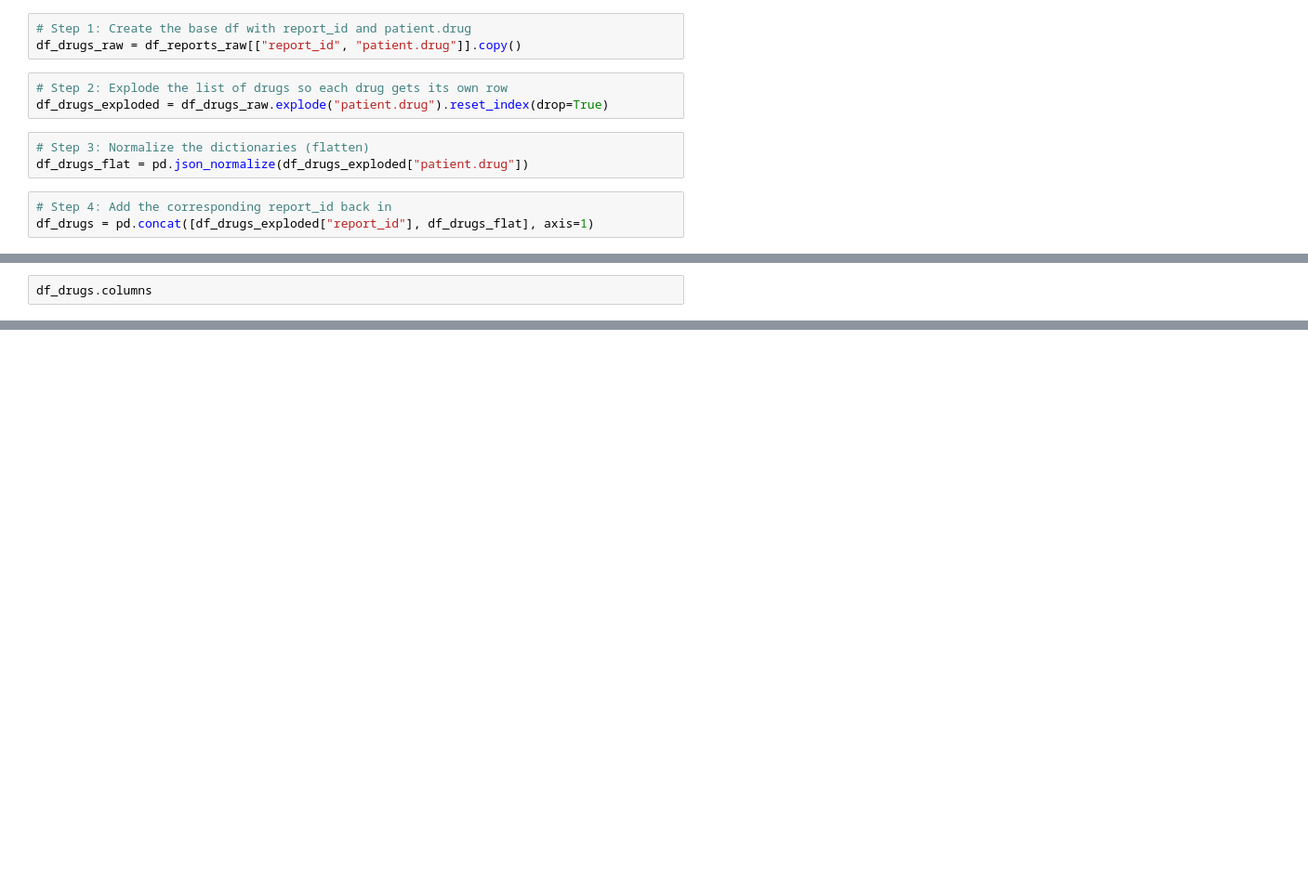
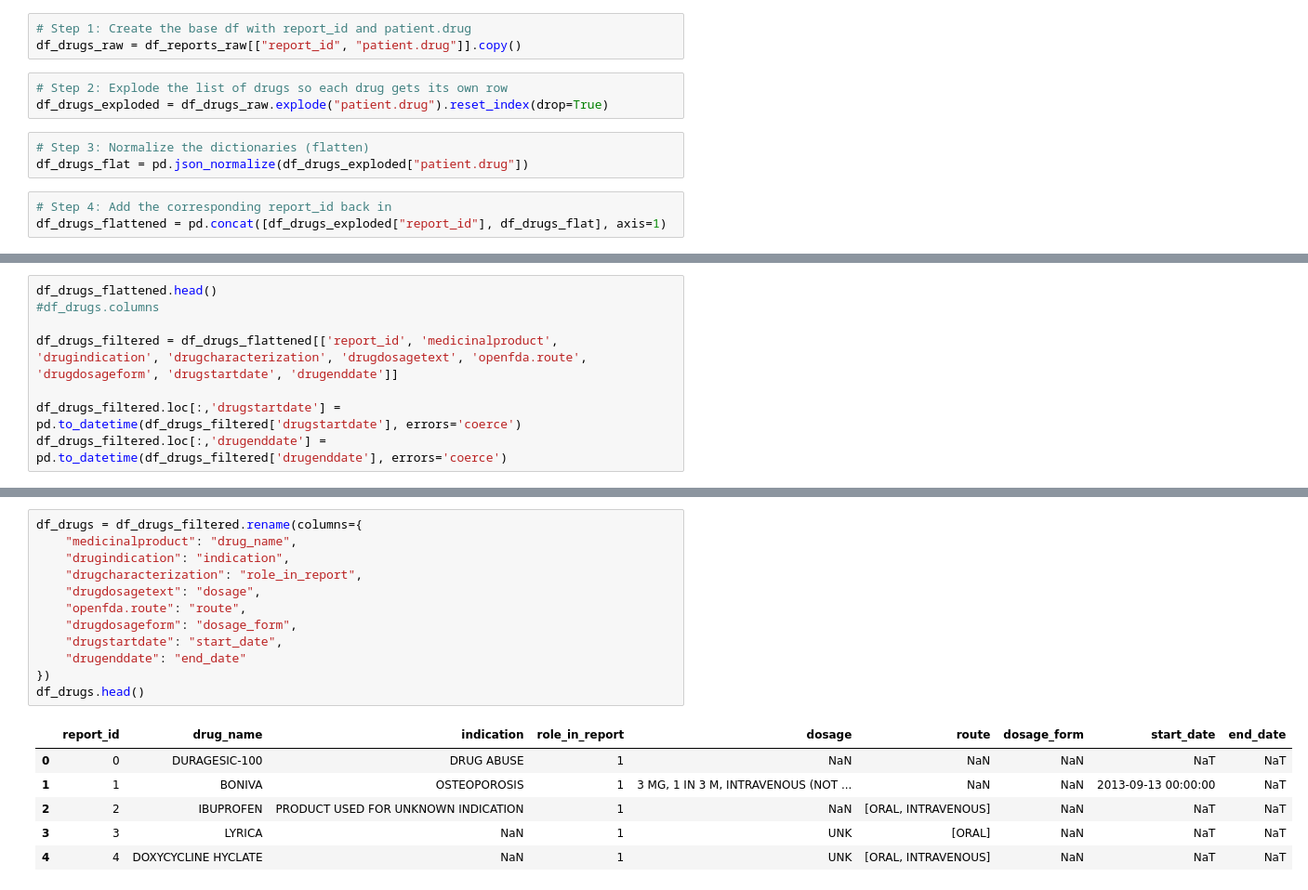
Before and after one commit to tungstennn/DrugSafe, a Jupyter notebook: EDA/explore_fda_data.ipynb, the cells around one changed output, grey strips where cells are left out. Shown at 93% size. Saved outputs shown, nothing was run; the diff lists cells and outputs as text; blank space fills up the shorter version.

```diff
--- a/EDA/explore_fda_data.ipynb
+++ b/EDA/explore_fda_data.ipynb
@@ -293,5 +295,5 @@ df_drugs_exploded = df_drugs_raw.explode("patient.drug").reset_index(drop=True)
 df_drugs_flat = pd.json_normalize(df_drugs_exploded["patient.drug"])
 # %%
 # Step 4: Add the corresponding report_id back in
-df_drugs = pd.concat([df_drugs_exploded["report_id"], df_drugs_flat], axis=1)
+df_drugs_flattened = pd.concat([df_drugs_exploded["report_id"], df_drugs_flat], axis=1)
 # %%
@@ -315,4 +317,10 @@ df_drugs.head(15)
 | 14 | 5 | 1 | LISINOPRIL | NaN | NaN | ... |
 15 rows × 42 columns
 # %%
-df_drugs.columns
+df_drugs_flattened.head()
+#df_drugs.columns
+
+df_drugs_filtered = df_drugs_flattened[['report_id', 'medicinalproduct', 'drugindication', 'drugcharacterization', 'drugdosagetext', 'openfda.route', 'drugdosageform', 'drugstartdate', 'drugenddate']]
+
+df_drugs_filtered.loc[:,'drugstartdate'] = pd.to_datetime(df_drugs_filtered['drugstartdate'], errors='coerce')
+df_drugs_filtered.loc[:,'drugenddate'] = pd.to_datetime(df_drugs_filtered['drugenddate'], errors='coerce')
@@ -337,0 +336,19 @@ Index(['report_id', 'drugcharacterization', 'medicinalproduct',
+# %%
+df_drugs = df_drugs_filtered.rename(columns={
+    "medicinalproduct": "drug_name",
+    "drugindication": "indication",
+    "drugcharacterization": "role_in_report",
+    "drugdosagetext": "dosage",
+    "openfda.route": "route",
+    "drugdosageform": "dosage_form",
+    "drugstartdate": "start_date",
+    "drugenddate": "end_date"
+})
+df_drugs.head()
+# %% [output]
+|  | report_id | drug_name | indication | role_in_report | dosage | route | dosage_form | start_date | end_date |
+| 0 | 0 | DURAGESIC-100 | DRUG ABUSE | 1 | NaN | NaN | NaN | NaT | NaT |
+| 1 | 1 | BONIVA | OSTEOPOROSIS | 1 | 3 MG, 1 IN 3 M, INTRAVENOUS (NOT ... | NaN | NaN | 2013-09-13 00:00:00 | NaT |
+| 2 | 2 | IBUPROFEN | PRODUCT USED FOR UNKNOWN INDICATION | 1 | NaN | [ORAL, INTRAVENOUS] | NaN | NaT | NaT |
+| 3 | 3 | LYRICA | NaN | 1 | UNK | [ORAL] | NaN | NaT | NaT |
+| 4 | 4 | DOXYCYCLINE HYCLATE | NaN | 1 | UNK | [ORAL, INTRAVENOUS] | NaN | NaT | NaT |
```
Also changed, not shown: parts of 15 cells of this notebook.
